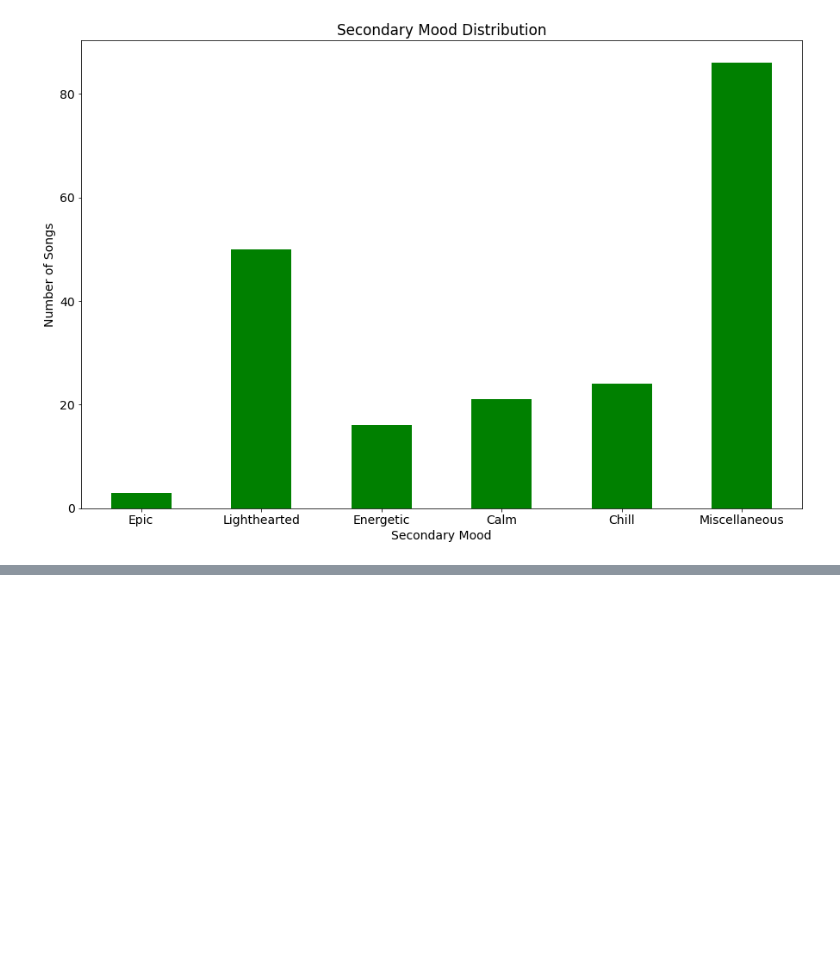
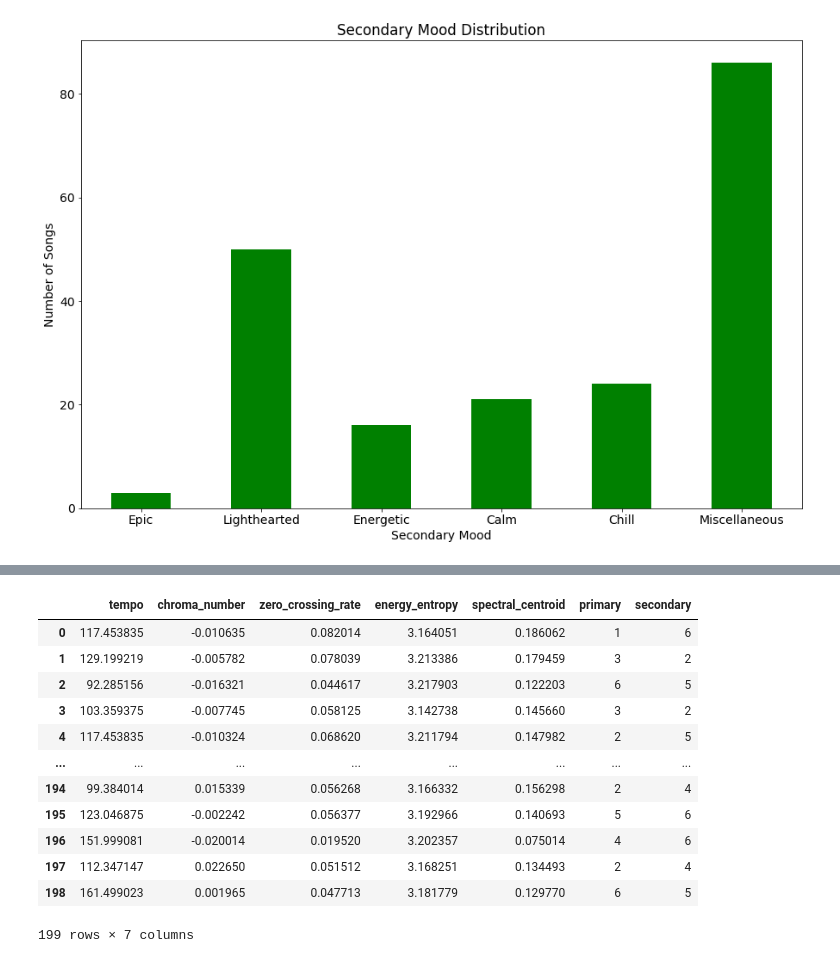
Before and after one commit to sherleywang/moody_playlist, a Jupyter notebook: data_overview.ipynb, the cells around one changed output, grey strips where cells are left out. Cells and saved outputs as stored; diff of their text form; code cells hidden in the pictures; blank space fills up the shorter version.

```diff
--- a/data_overview.ipynb
+++ b/data_overview.ipynb
@@ -66 +66,19 @@ toshiro masuda          3
 dtype: int64
+# %%
+features = pd.read_csv("data/features.csv")
+features = features.drop(columns = ['title', 'artist'])
+features
+# %% [output]
+|  | tempo | chroma_number | zero_crossing_rate | energy_entropy | spectral_centroid | primary | secondary |
+| 0 | 117.453835 | -0.010635 | 0.082014 | 3.164051 | 0.186062 | 1 | 6 |
+| 1 | 129.199219 | -0.005782 | 0.078039 | 3.213386 | 0.179459 | 3 | 2 |
+| 2 | 92.285156 | -0.016321 | 0.044617 | 3.217903 | 0.122203 | 6 | 5 |
+| 3 | 103.359375 | -0.007745 | 0.058125 | 3.142738 | 0.145660 | 3 | 2 |
+| 4 | 117.453835 | -0.010324 | 0.068620 | 3.211794 | 0.147982 | 2 | 5 |
+| ... | ... | ... | ... | ... | ... | ... | ... |
+| 194 | 99.384014 | 0.015339 | 0.056268 | 3.166332 | 0.156298 | 2 | 4 |
+| 195 | 123.046875 | -0.002242 | 0.056377 | 3.192966 | 0.140693 | 5 | 6 |
+| 196 | 151.999081 | -0.020014 | 0.019520 | 3.202357 | 0.075014 | 4 | 6 |
+| 197 | 112.347147 | 0.022650 | 0.051512 | 3.168251 | 0.134493 | 2 | 4 |
+| 198 | 161.499023 | 0.001965 | 0.047713 | 3.181779 | 0.129770 | 6 | 5 |
+199 rows × 7 columns
```
Also changed, not shown: parts of 3 cells of this notebook, 4 other files.
